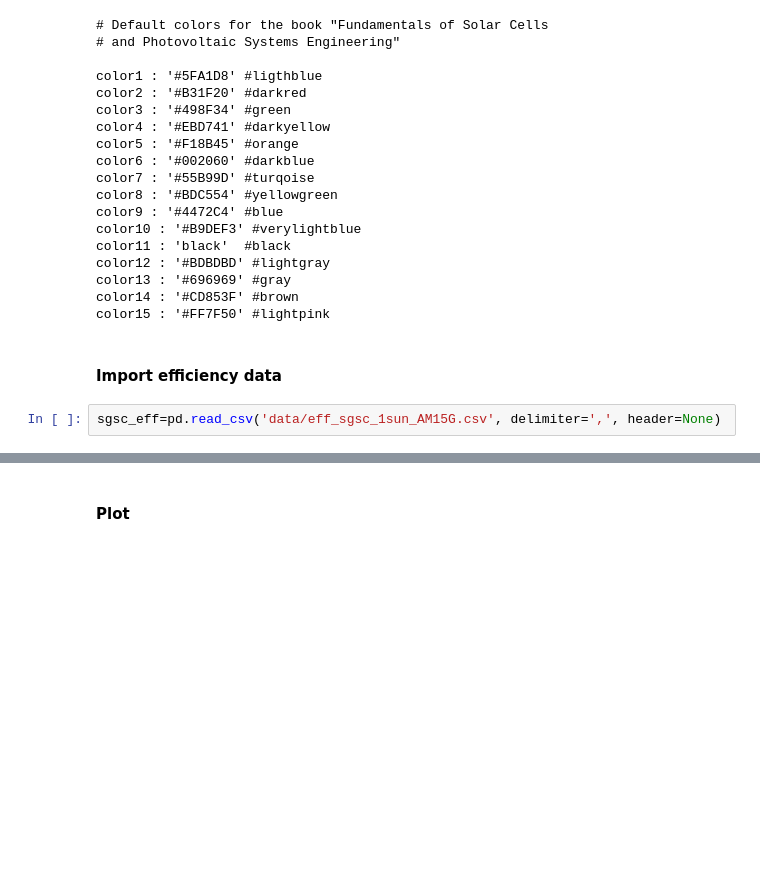
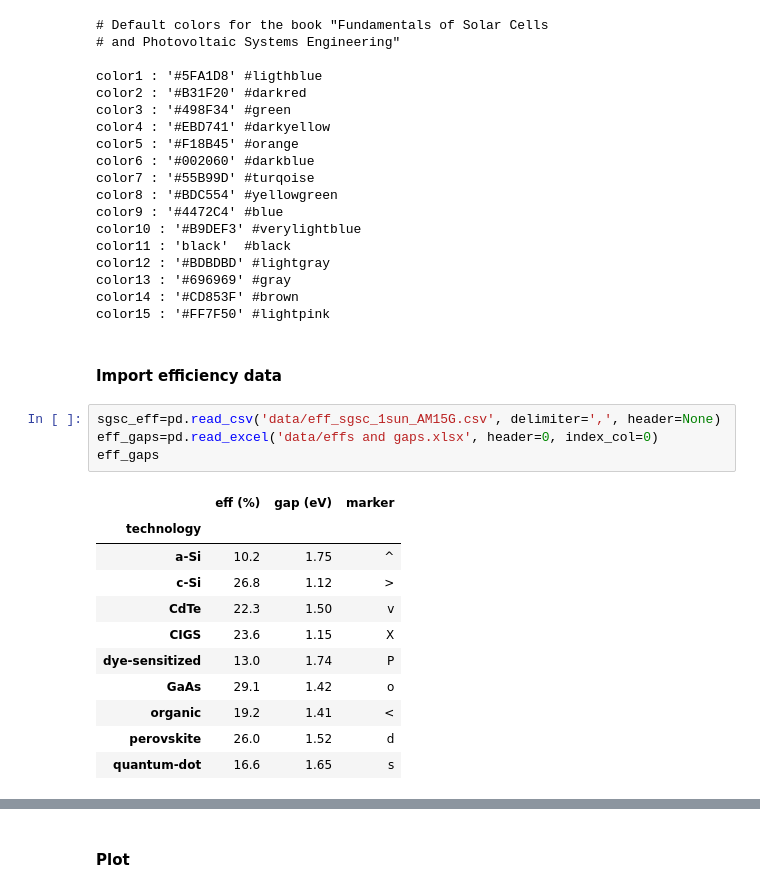
Before and after one commit to martavp/pv-textbook, a Jupyter notebook: Figures/Chapter_06/figures_python/fig_SQ_limit.ipynb, the cells around one changed output, grey strips where cells are left out. Drawn from its saved outputs; the diff is of its cells as text; blank space fills up the shorter version.

```diff
--- a/Figures/Chapter_06/figures_python/fig_SQ_limit.ipynb
+++ b/Figures/Chapter_06/figures_python/fig_SQ_limit.ipynb
@@ -65,5 +56,19 @@ color14 : '#CD853F' #brown
 color15 : '#FF7F50' #lightpink
 # %% [markdown]
 #### Import efficiency data
-# %%
-sgsc_eff=pd.read_csv('data/eff_sgsc_1sun_AM15G.csv', delimiter=',', header=None)
+# %%
+sgsc_eff=pd.read_csv('data/eff_sgsc_1sun_AM15G.csv', delimiter=',', header=None)
+eff_gaps=pd.read_excel('data/effs and gaps.xlsx', header=0, index_col=0)
+eff_gaps
+# %% [output]
+|  | eff (%) | gap (eV) | marker |
+| technology |  |  |  |
+| a-Si | 10.2 | 1.75 | ^ |
+| c-Si | 26.8 | 1.12 | > |
+| CdTe | 22.3 | 1.50 | v |
+| CIGS | 23.6 | 1.15 | X |
+| dye-sensitized | 13.0 | 1.74 | P |
+| GaAs | 29.1 | 1.42 | o |
+| organic | 19.2 | 1.41 | < |
+| perovskite | 26.0 | 1.52 | d |
+| quantum-dot | 16.6 | 1.65 | s |
```
Also changed, not shown: parts of 6 cells of this notebook, 57 other files.
